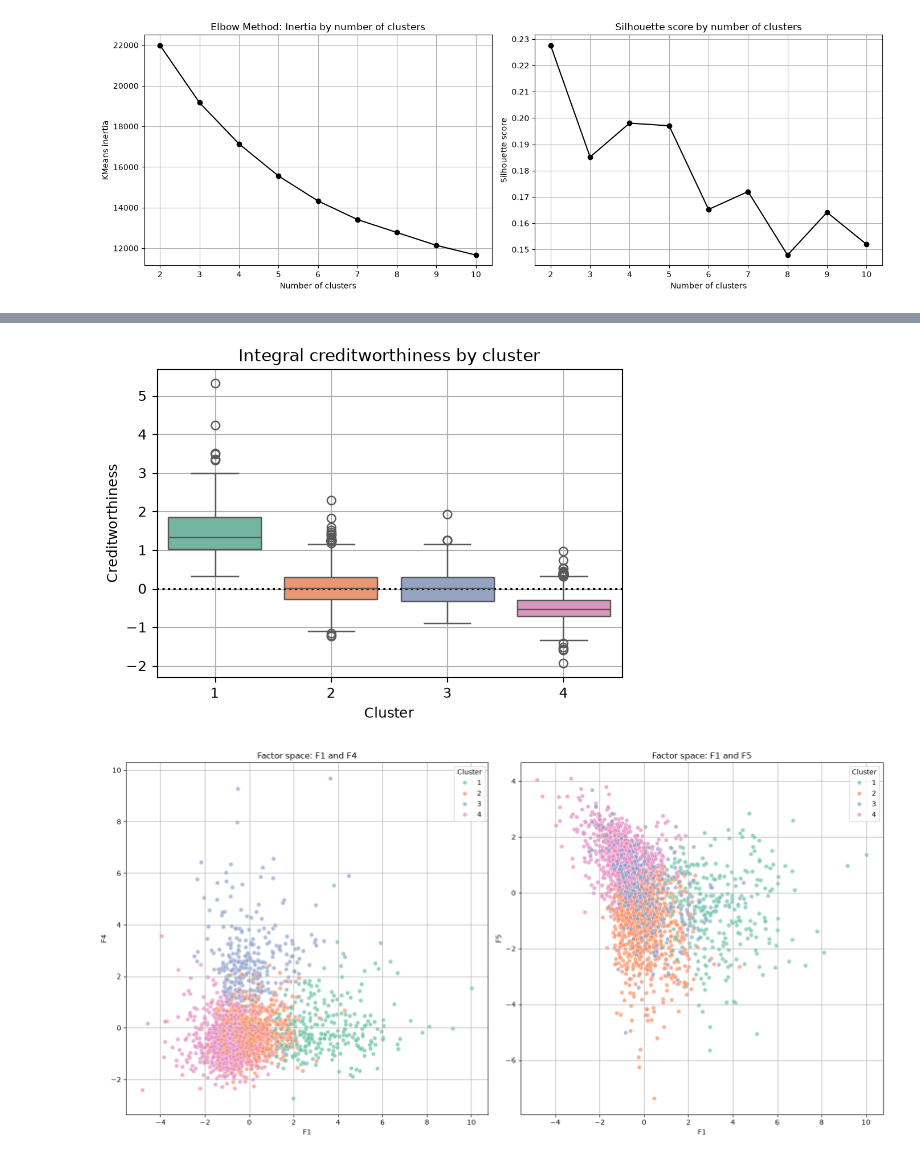
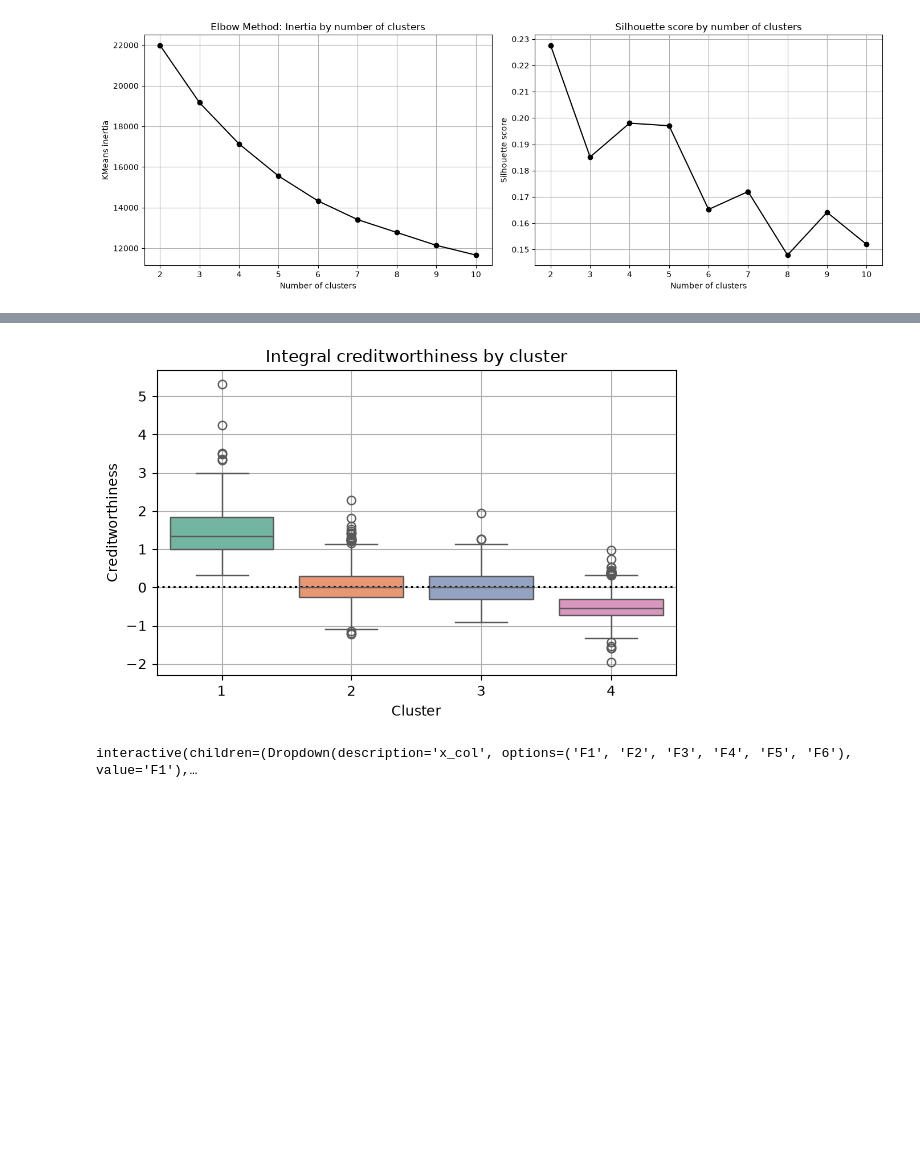
Before and after one commit to quanted129/data-science-projects, a Jupyter notebook: cluster_analysis/cluster_analysis.ipynb, the cells around one changed output, grey strips where cells are left out. Saved outputs shown, nothing was run; the diff lists cells and outputs as text; code cells hidden in the pictures; blank space fills up the shorter version.

```diff
--- a/cluster_analysis/cluster_analysis.ipynb
+++ b/cluster_analysis/cluster_analysis.ipynb
@@ -252,14 +256,15 @@ weights = weights_retained / sum(weights_retained)
 creditworthiness = pd.DataFrame((data_pca[:, :6] * weights).sum(axis=1), columns=['Creditworthiness'])
 
 kmeans = KMeans(n_clusters=4, random_state=42, n_init=10).fit(data_rotated)
-creditworthiness['Cluster'] = kmeans.labels_
 
-stats_table = creditworthiness.groupby('Cluster')['Creditworthiness'].agg(
-    ['count', 'mean', 'median', 'min', 'max', 'std']
-).sort_values(by='mean', ascending=False)
+labels = creditworthiness['Creditworthiness'].groupby(kmeans.labels_).mean().sort_values(ascending=False).index
+label_mapping = dict(zip(labels, range(1, 5)))
+creditworthiness['Cluster'] = pd.Series(kmeans.labels_).map(label_mapping)
 
-centers = data_reduced.groupby(kmeans.labels_).mean().loc[stats_table.index].T
-stats_table.index = [1, 2, 3, 4]
-centers.columns = [1, 2, 3, 4]
+stats_table = creditworthiness.groupby('Cluster')['Creditworthiness'].agg(['count', 'mean', 'median', 'min', 'max', 'std'])
+stats_table.insert(1, 'freq', stats_table['count'] / len(creditworthiness))
+display(stats_table.round(4))
+
+centers = data_reduced.groupby(creditworthiness['Cluster']).mean().T
 display(centers.round(4))
 # %% [output]
@@ -282,33 +293,42 @@ display(centers.round(4))
 # %%
-cluster_labels = creditworthiness.groupby('Cluster')['Creditworthiness'].mean().sort_values(ascending=False).index
-cluster_rank = creditworthiness['Cluster'].replace(dict(zip(cluster_labels, [1, 2, 3, 4])))
-
-data_rotated_formatted = pd.DataFrame(data_rotated, columns=[f'F{i}' for i in range(1, 7)])
-data_rotated_formatted['Cluster'] = cluster_rank
+factor_cols = [f'F{i}' for i in range(1, 7)]
+data_rotated_formatted = pd.DataFrame(data_rotated, columns=factor_cols)
+data_rotated_formatted['Cluster'] = creditworthiness['Cluster']
 data_rotated_formatted['Creditworthiness'] = creditworthiness['Creditworthiness']
 
 plt.figure(figsize=(6, 4))
-
 sns.boxplot(data=data_rotated_formatted, x='Cluster', y='Creditworthiness', hue='Cluster', palette='Set2', legend=False)
 plt.axhline(y=0, linestyle=':', color='black')
 plt.grid(True)
 plt.title("Integral creditworthiness by cluster")
+plt.tight_layout()
 plt.show()
 
-plt.figure(figsize=(16, 8))
+def plot_3d_clusters(x_col='F1', y_col='F4', z_col='F5', elev=30, azim=60):
+    fig = plt.figure(figsize=(10, 8))
+    ax = fig.add_subplot(1, 1, 1, projection='3d')
 
-plt.subplot(1, 2, 1)
-sns.scatterplot(data=data_rotated_formatted, x='F1', y='F4', hue='Cluster', palette='Set2', alpha=0.7)
-plt.grid(True)
-plt.title("Factor space: F1 and F4")
+    for cluster_id in range(1, 5):
+        subset = data_rotated_formatted[data_rotated_formatted['Cluster'] == cluster_id]
+        ax.scatter(subset[x_col], subset[y_col], subset[z_col], label=cluster_id, s=20, edgecolors='w', linewidth=0.3)
 
-plt.subplot(1, 2, 2)
-sns.scatterplot(data=data_rotated_formatted, x='F1', y='F5', hue='Cluster', palette='Set2', alpha=0.7)
-plt.grid(True)
-plt.title("Factor space: F1 and F5")
+    ax.view_init(elev=elev, azim=azim)
+    ax.set_xlabel(x_col)
+    ax.set_ylabel(y_col)
+    ax.set_zlabel(z_col)
+    ax.set_title(f"Factor space: {x_col}, {y_col}, {z_col}")
+    ax.legend(title='Cluster', loc='upper right')
+    plt.tight_layout()
+    plt.show()
 
-plt.tight_layout()
-plt.show()
+interact(
+    plot_3d_clusters,
+    x_col=factor_cols,
+    y_col=factor_cols,
+    z_col=factor_cols,
+    elev=(0, 90, 1),
+    azim=(-180, 180, 1)
+);
 # %% [output]
-[figure, old version]
+[figure, new version]
-[figure, removed]
+interactive(children=(Dropdown(description='x_col', options=('F1', 'F2', 'F3', 'F4', 'F5', 'F6'), value='F1'),…
```
Also changed, not shown: parts of 4 cells of this notebook.
